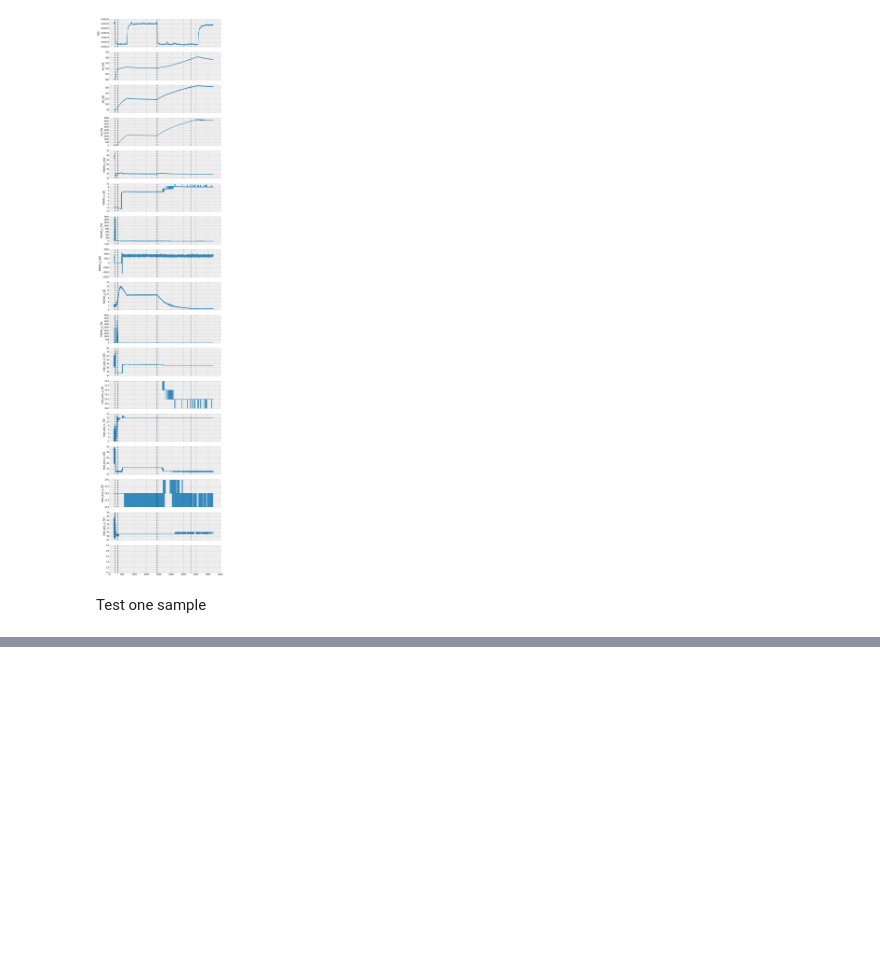
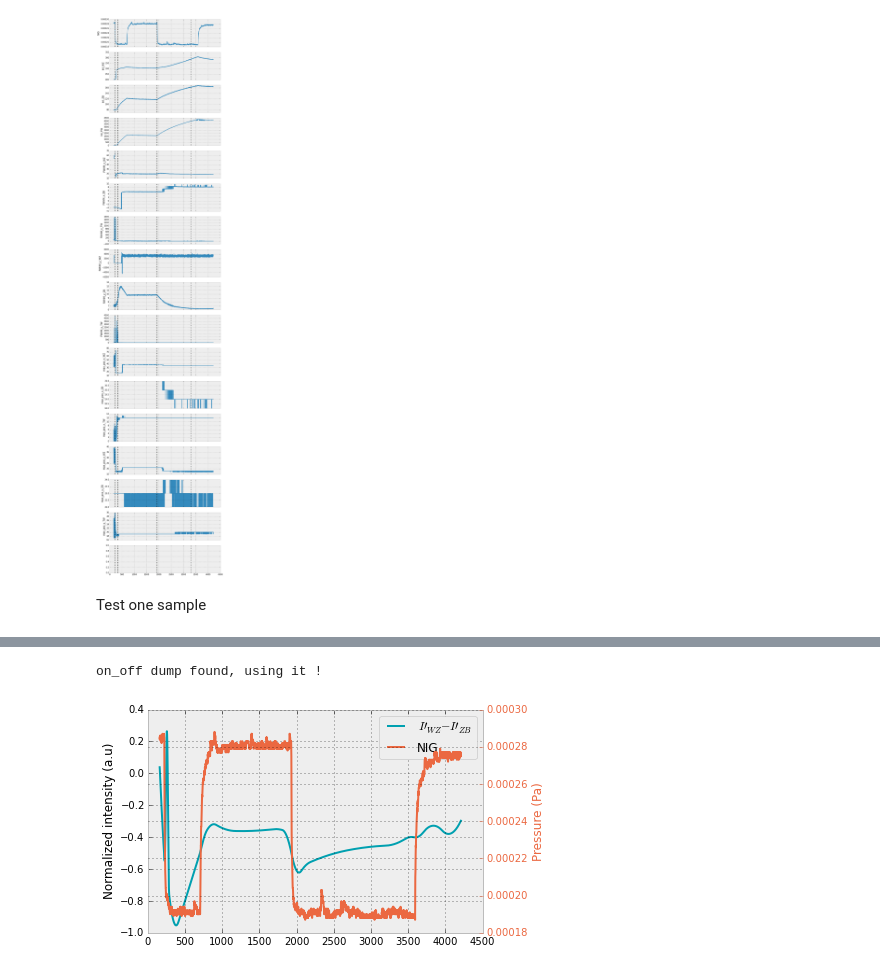
Before and after one commit to giulioungaretti/SPring8, a Jupyter notebook: 0800 time 1.ipynb, the cells around one changed output, grey strips where cells are left out. Saved outputs shown, nothing was run; the diff lists cells and outputs as text; code cells hidden in the pictures; blank space fills up the shorter version.

```diff
--- a/0800 time 1.ipynb
+++ b/0800 time 1.ipynb
@@ -406,0 +229,5 @@ ply.iplot(dataz,layout=layout)
+# %%
+do_diff_derivatives(data,parameters_dict,'ZB');
+# %% [output]
+on_off dump found, using it !
+[figure, added]
```
Also changed, not shown: parts of 27 cells of this notebook, 3 other files.
